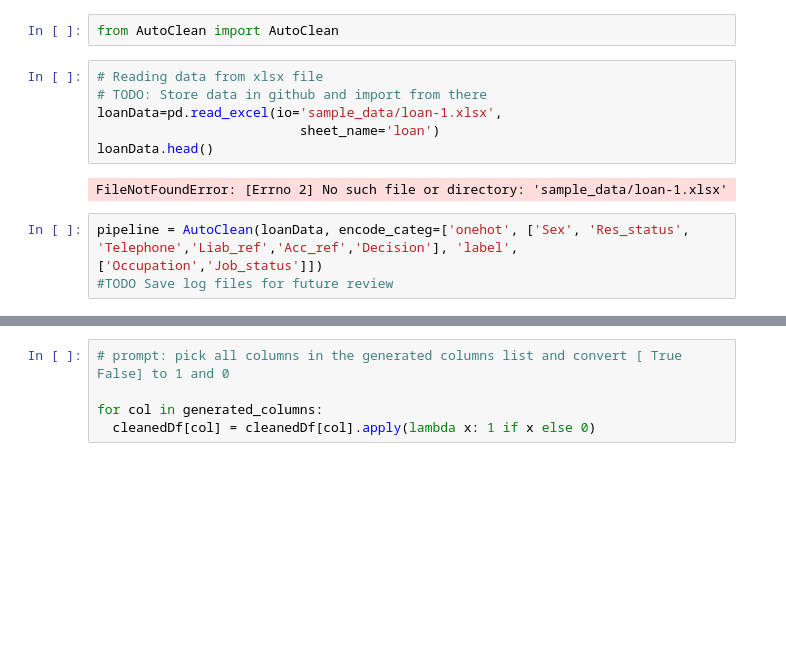
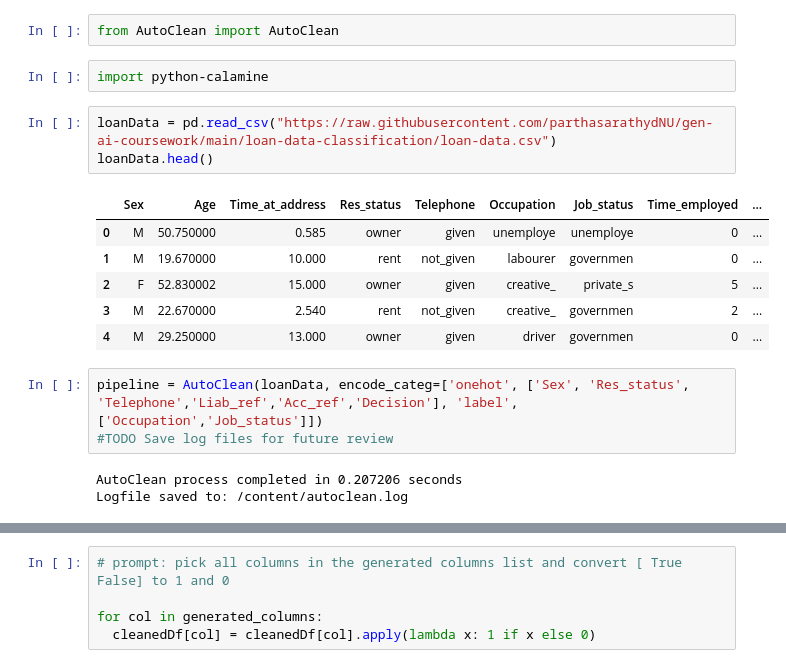
Before and after one commit to parthasarathydNU/gen-ai-coursework, a Jupyter notebook: loan-data-classification/loan_data_set_classification.ipynb, the cells around one changed output, grey strips where cells are left out. Drawn from its saved outputs; the diff is of its cells as text; blank space fills up the shorter version.

```diff
--- a/loan-data-classification/loan_data_set_classification.ipynb
+++ b/loan-data-classification/loan_data_set_classification.ipynb
@@ -28,17 +28,24 @@ Successfully installed loguru-0.7.2 py-AutoClean-1.1.3
 import pandas as pd
 # %%
 from AutoClean import AutoClean
-# %%
-# Reading data from xlsx file
-# TODO: Store data in github and import from there
-loanData=pd.read_excel(io='sample_data/loan-1.xlsx',
-                          sheet_name='loan')
-loanData.head()
-# %% [output]
-FileNotFoundError: [Errno 2] No such file or directory: 'sample_data/loan-1.xlsx'
+# %%
+import python-calamine
+# %%
+loanData = pd.read_csv("https://raw.githubusercontent.com/parthasarathydNU/gen-ai-coursework/main/loan-data-classification/loan-data.csv")
+loanData.head()
+# %% [output]
+|  | Sex | Age | Time_at_address | Res_status | Telephone | Occupation | Job_status | Time_employed | ... |
+| 0 | M | 50.750000 | 0.585 | owner | given | unemploye | unemploye | 0 | ... |
+| 1 | M | 19.670000 | 10.000 | rent | not_given | labourer | governmen | 0 | ... |
+| 2 | F | 52.830002 | 15.000 | owner | given | creative_ | private_s | 5 | ... |
+| 3 | M | 22.670000 | 2.540 | rent | not_given | creative_ | governmen | 2 | ... |
+| 4 | M | 29.250000 | 13.000 | owner | given | driver | governmen | 0 | ... |
 # %%
 pipeline = AutoClean(loanData, encode_categ=['onehot', ['Sex', 'Res_status', 'Telephone','Liab_ref','Acc_ref','Decision'], 'label', ['Occupation','Job_status']])
 #TODO Save log files for future review
+# %% [output]
+AutoClean process completed in 0.207206 seconds
+Logfile saved to: /content/autoclean.log
 # %%
 cleanedDf = pipeline.output
 cleanedDf.head()
```
Also changed, not shown: parts of 18 cells of this notebook.
